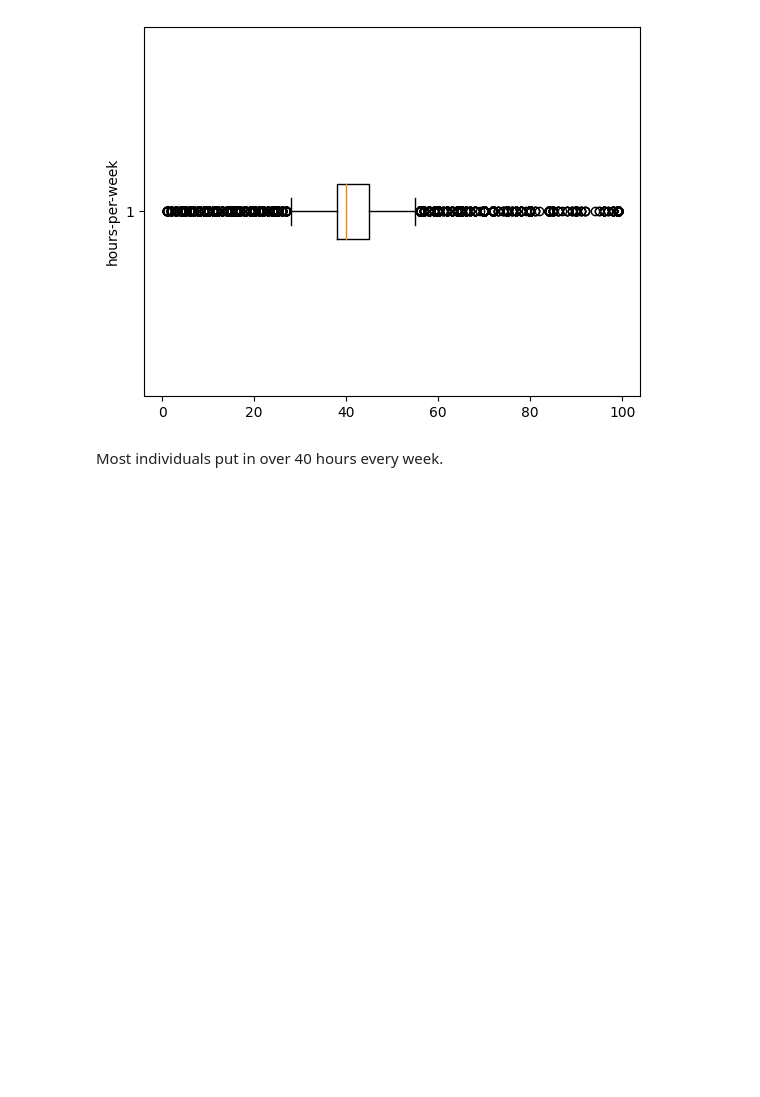
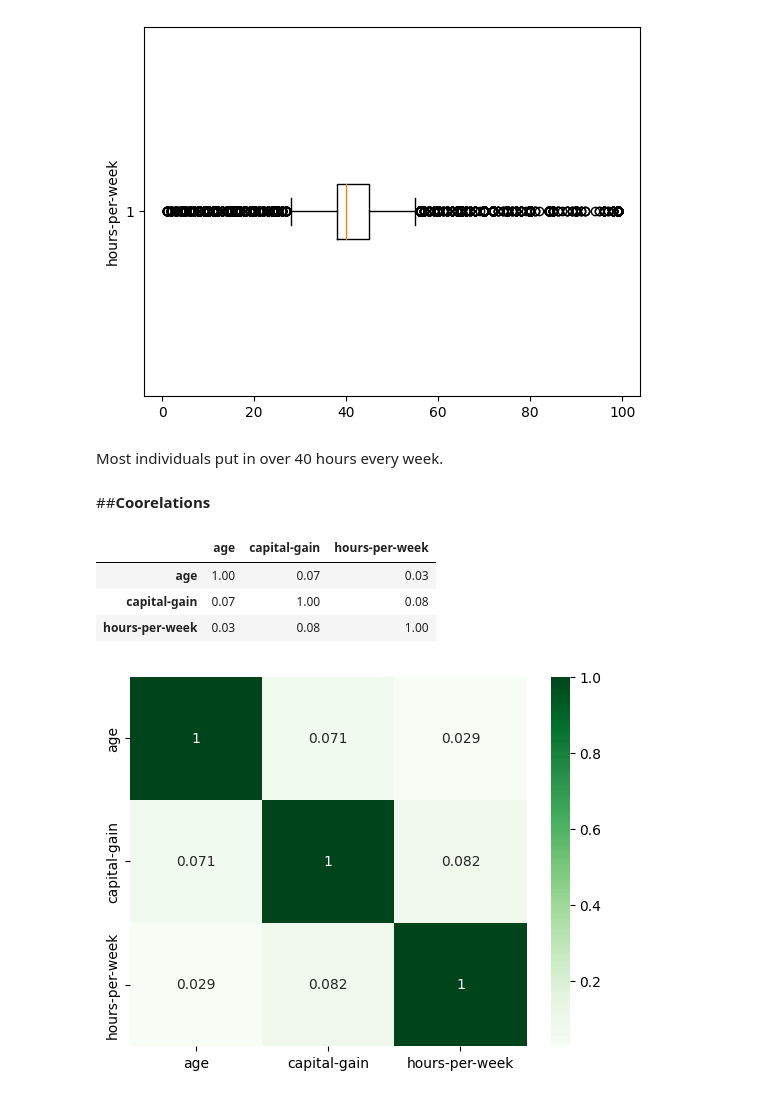
Before and after one commit to ob3dd/Adult-Income, a Jupyter notebook: Adult_Income.ipynb, the cells around one changed output. Saved outputs shown, nothing was run; the diff lists cells and outputs as text; code cells hidden in the pictures; blank space fills up the shorter version.

```diff
--- a/Adult_Income.ipynb
+++ b/Adult_Income.ipynb
@@ -227,3 +241,19 @@ ax.set_ylabel("hours-per-week");
 [figure]
 # %% [markdown]
 Most individuals put in over 40 hours every week.
+# %% [markdown]
+##**Coorelations**
+# %%
+# Getting the correlations between my values
+corr = df.corr(numeric_only = True)
+corr.round(2)
+# %% [output]
+|  | age | capital-gain | hours-per-week |
+| age | 1.00 | 0.07 | 0.03 |
+| capital-gain | 0.07 | 1.00 | 0.08 |
+| hours-per-week | 0.03 | 0.08 | 1.00 |
+# %%
+# Vizualizing the heatmap
+sns.heatmap(corr, cmap = 'Greens', annot = True);
+# %% [output]
+[figure, added]
```
Also changed, not shown: parts of 15 cells of this notebook.
